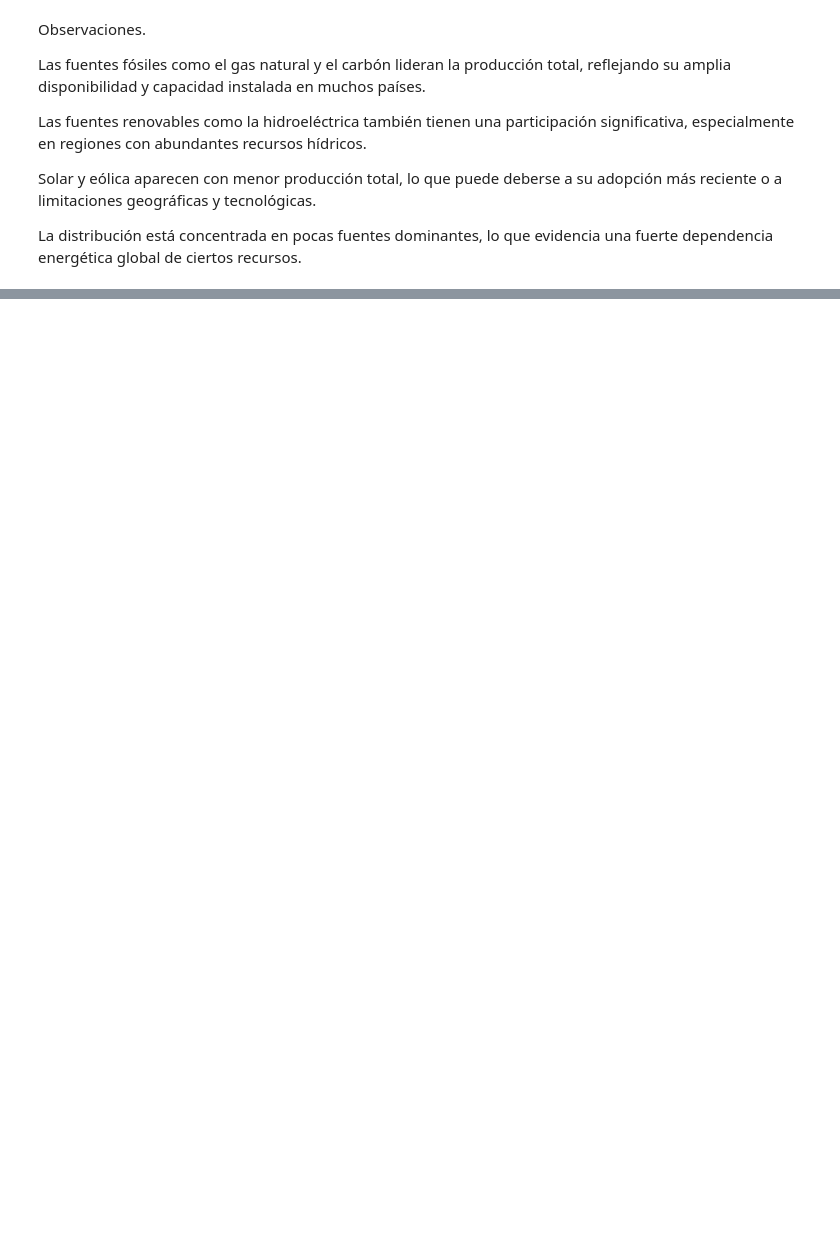
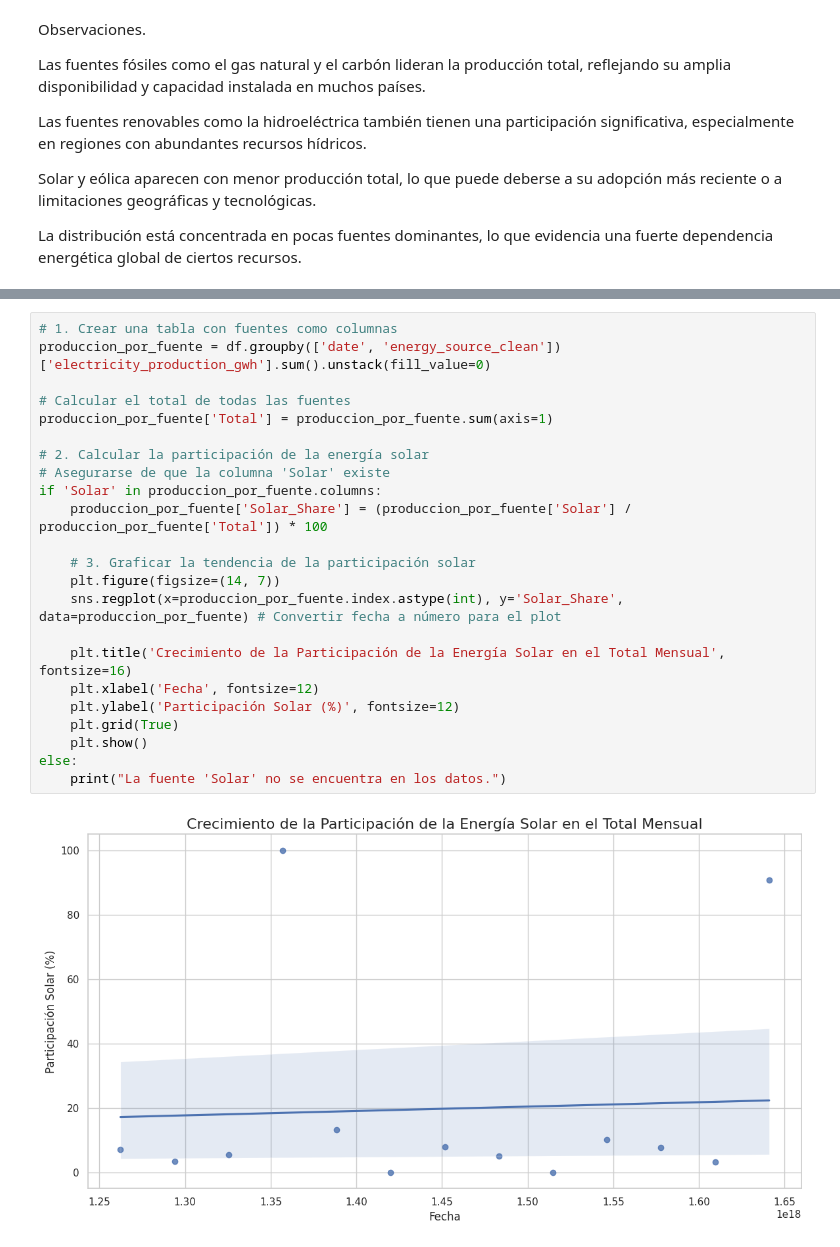
Before and after one commit to juwilliams05/Data-Science-1---1er-Entregable, a Jupyter notebook: ProyectoDSParte1Williams.ipynb, the cells around one changed output, grey strips where cells are left out. Drawn from its saved outputs; the diff is of its cells as text; blank space fills up the shorter version.

```diff
--- a/ProyectoDSParte1Williams.ipynb
+++ b/ProyectoDSParte1Williams.ipynb
@@ -231,0 +271,25 @@ La distribución está concentrada en pocas fuentes dominantes, lo que evidencia
+# %%
+# 1. Crear una tabla con fuentes como columnas
+produccion_por_fuente = df.groupby(['date', 'energy_source_clean'])['electricity_production_gwh'].sum().unstack(fill_value=0)
+
+# Calcular el total de todas las fuentes
+produccion_por_fuente['Total'] = produccion_por_fuente.sum(axis=1)
+
+# 2. Calcular la participación de la energía solar
+# Asegurarse de que la columna 'Solar' existe
+if 'Solar' in produccion_por_fuente.columns:
+    produccion_por_fuente['Solar_Share'] = (produccion_por_fuente['Solar'] / produccion_por_fuente['Total']) * 100
+
+    # 3. Graficar la tendencia de la participación solar
+    plt.figure(figsize=(14, 7))
+    sns.regplot(x=produccion_por_fuente.index.astype(int), y='Solar_Share', data=produccion_por_fuente) # Convertir fecha a número para el plot
+
+    plt.title('Crecimiento de la Participación de la Energía Solar en el Total Mensual', fontsize=16)
+    plt.xlabel('Fecha', fontsize=12)
+    plt.ylabel('Participación Solar (%)', fontsize=12)
+    plt.grid(True)
+    plt.show()
+else:
+    print("La fuente 'Solar' no se encuentra en los datos.")
+# %% [output]
+[figure, added]
```
Also changed, not shown: parts of 33 cells of this notebook.
